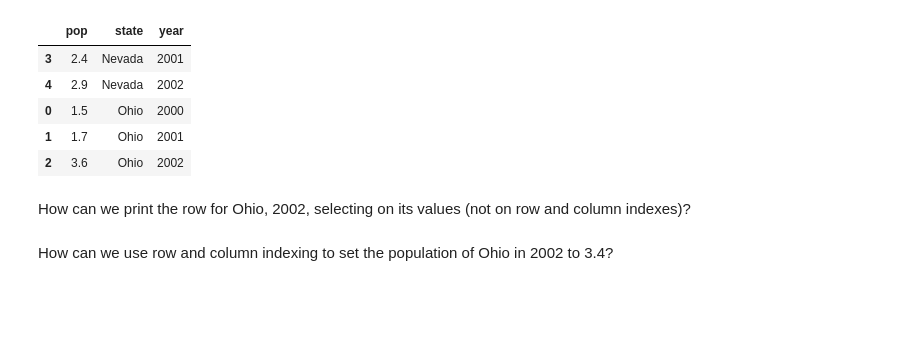
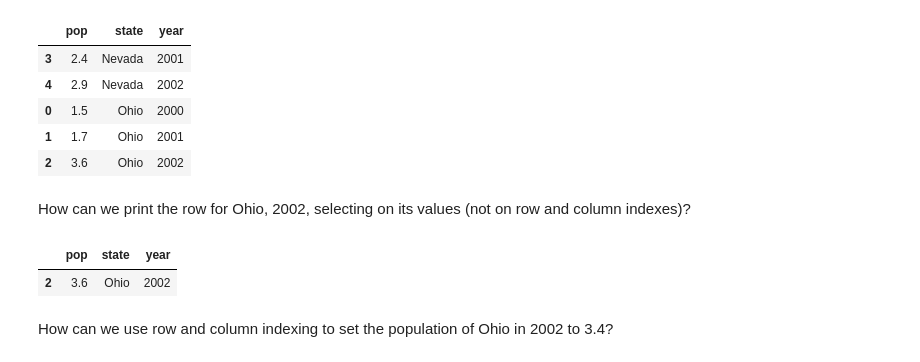
Before and after one commit to dmfrancis/ce599, a Jupyter notebook: 06-Pandas Basics Part 2/Basic-Operations-Using-Pandas.ipynb, the cells around one changed output. Drawn from its saved outputs; the diff is of its cells as text; code cells hidden in the pictures; blank space fills up the shorter version.

```diff
--- a/06-Pandas Basics Part 2/Basic-Operations-Using-Pandas.ipynb
+++ b/06-Pandas Basics Part 2/Basic-Operations-Using-Pandas.ipynb
@@ -530,5 +528,10 @@ df.sort_values(by = ['state', 'pop'])
 | 2 | 3.6 | Ohio | 2002 |
 # %% [markdown]
 How can we print the row for Ohio, 2002, selecting on its values (not on row and column indexes)?
+# %%
+Ohiorows[Ohiorows['year']==2002]
+# %% [output]
+|  | pop | state | year |
+| 2 | 3.6 | Ohio | 2002 |
 # %% [markdown]
 How can we use row and column indexing to set the population of Ohio in 2002 to 3.4?
```
Also changed, not shown: parts of 3 cells of this notebook.
